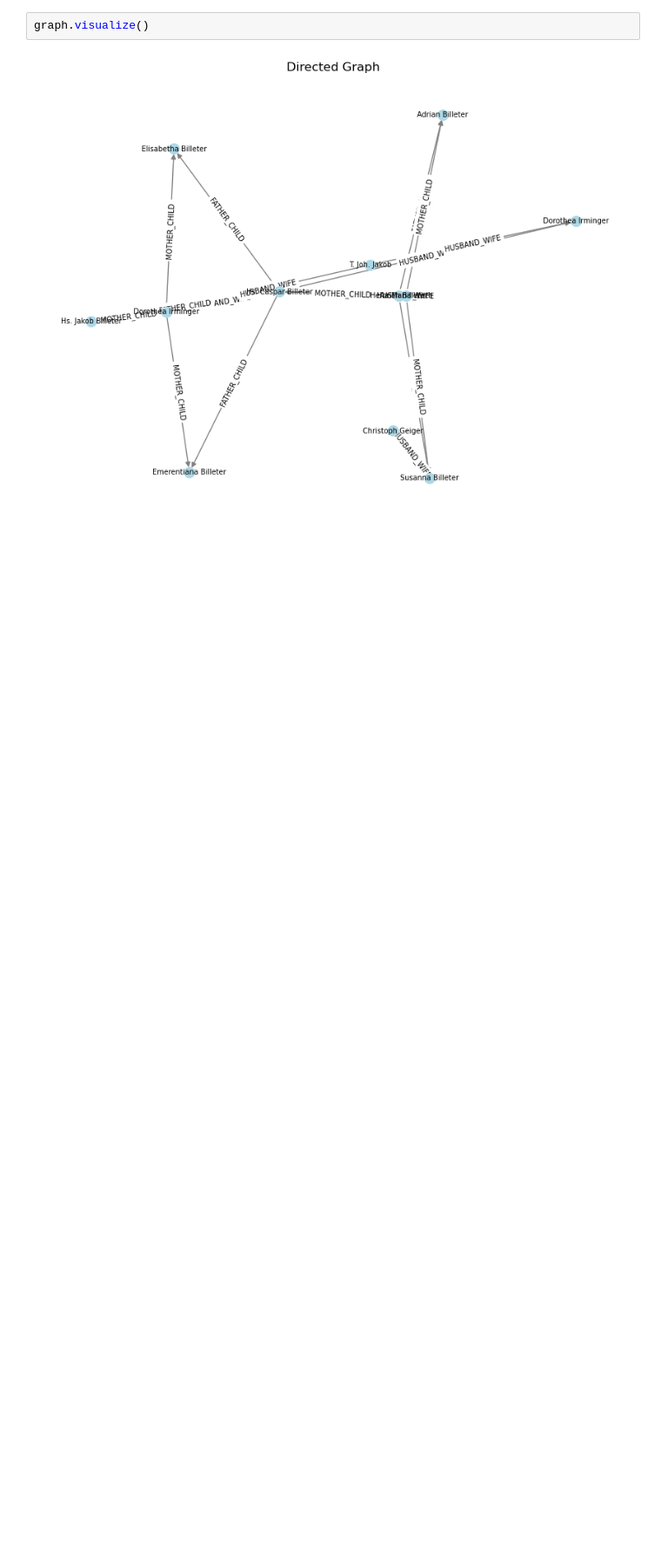
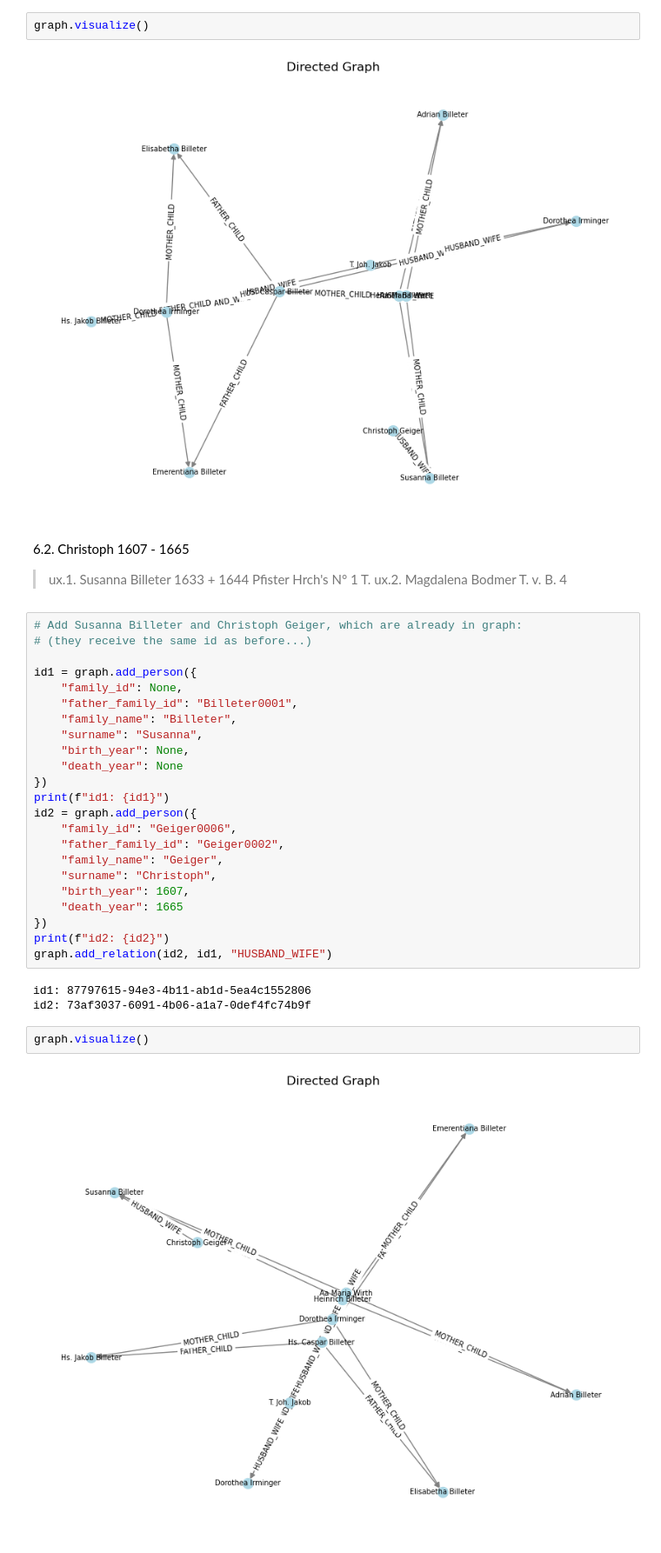
Before and after one commit to magnetilo/carl-escher-promptuarium, a Jupyter notebook: test_family_graph.ipynb, the cells around one changed output. Shown at 87% size. Cells and saved outputs as stored; diff of their text form; blank space fills up the shorter version.

```diff
--- a/test_family_graph.ipynb
+++ b/test_family_graph.ipynb
@@ -245,3 +255,39 @@ id6: 3075f7ec-3811-4370-a87a-6852aba0deaa
 graph.visualize()
 # %% [output]
 [figure]
+# %% [markdown]
+6\.2. Christoph  1607    - 1665
+> ux.1. Susanna Billeter 1633   + 1644
+Pfister Hrch's N° 1 T.
+ux.2. Magdalena Bodmer
+T. v. B. 4
+# %%
+# Add Susanna Billeter and Christoph Geiger, which are already in graph:
+# (they receive the same id as before...)
+
+id1 = graph.add_person({
+    "family_id": None,
+    "father_family_id": "Billeter0001",
+    "family_name": "Billeter",
+    "surname": "Susanna",
+    "birth_year": None,
+    "death_year": None
+})
+print(f"id1: {id1}")
+id2 = graph.add_person({
+    "family_id": "Geiger0006",
+    "father_family_id": "Geiger0002",
+    "family_name": "Geiger",
+    "surname": "Christoph",
+    "birth_year": 1607,
+    "death_year": 1665
+})
+print(f"id2: {id2}")
+graph.add_relation(id2, id1, "HUSBAND_WIFE")
+# %% [output]
+id1: 87797615-94e3-4b11-ab1d-5ea4c1552806
+id2: 73af3037-6091-4b06-a1a7-0def4fc74b9f
+# %%
+graph.visualize()
+# %% [output]
+[figure, added]
```
Also changed, not shown: parts of 2 cells of this notebook, 1 other file.
